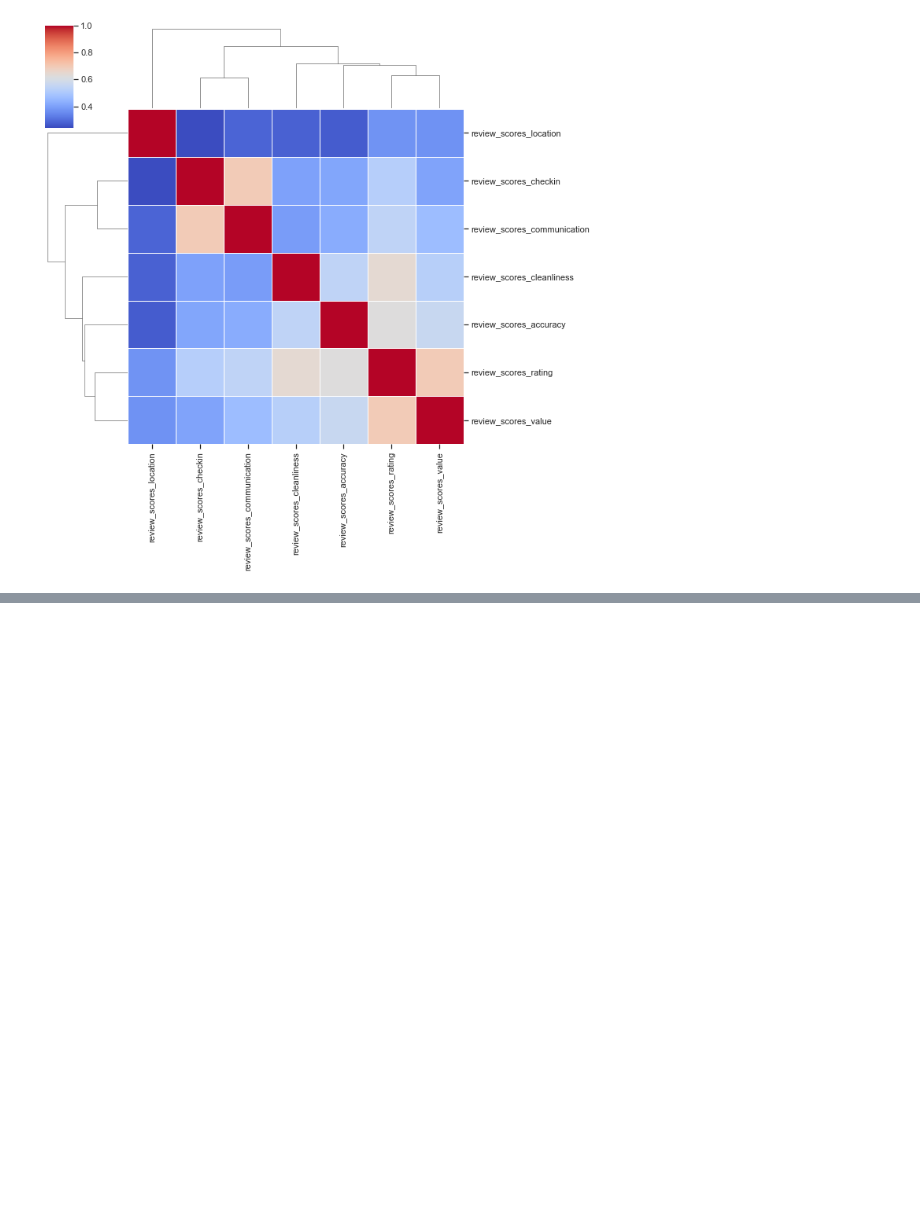
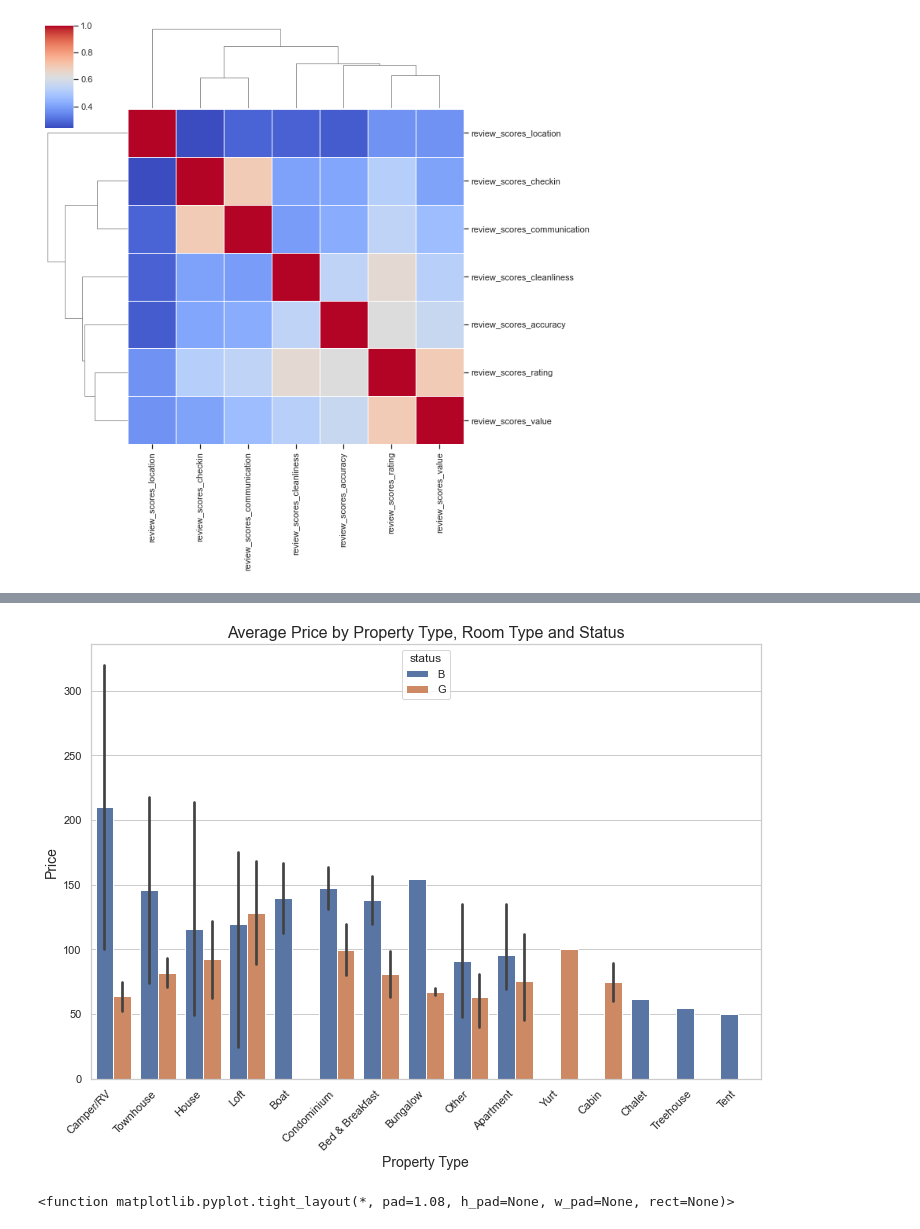
Before and after one commit to Mehranmzn/DataScience-Nanodegree, a Jupyter notebook: notebooks/Project 1/Untitled.ipynb, the cells around one changed output, grey strips where cells are left out. Saved outputs shown, nothing was run; the diff lists cells and outputs as text; code cells hidden in the pictures; blank space fills up the shorter version.

Commit message:
Price analysis is added

```diff
--- a/notebooks/Project 1/Untitled.ipynb
+++ b/notebooks/Project 1/Untitled.ipynb
@@ -404,0 +415,7 @@ superhost
+# %%
+required_df['price'] = required_df['price'].apply(lambda p: float(p[1:].replace(',', '')) if isinstance(p, str) else p)
+
+price_GB = required_df.groupby(['property_type','room_type', 'status']).price.mean()
+price_GB = price_GB.reset_index()
+price_GB=price_GB.sort_values('price',ascending=[0])
+price_GB.head()
@@ -404,0 +429,17 @@ superhost
+# %%
+sns.set(style="whitegrid")
+
+plt.figure(figsize=(12,8))
+ax = sns.barplot(x="property_type", y="price", hue="status", data=price_GB)
+
+plt.title("Average Price by Property Type, Room Type and Status", fontsize=16)
+plt.xlabel("Property Type", fontsize=14)
+plt.xticks(rotation=45, ha='right')
+
+plt.ylabel("Price", fontsize=14)
+
+plt.show()
+plt.tight_layout
+# %% [output]
+[figure, added]
+<function matplotlib.pyplot.tight_layout(*, pad=1.08, h_pad=None, w_pad=None, rect=None)>
```
Also changed, not shown: parts of 7 cells of this notebook.
